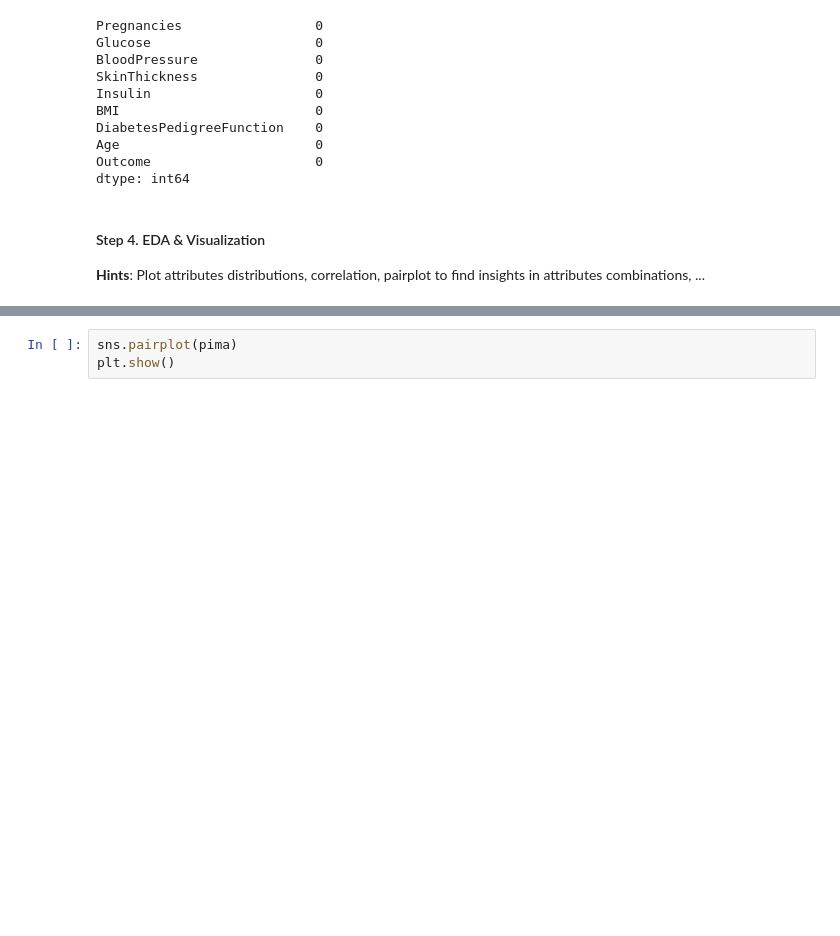
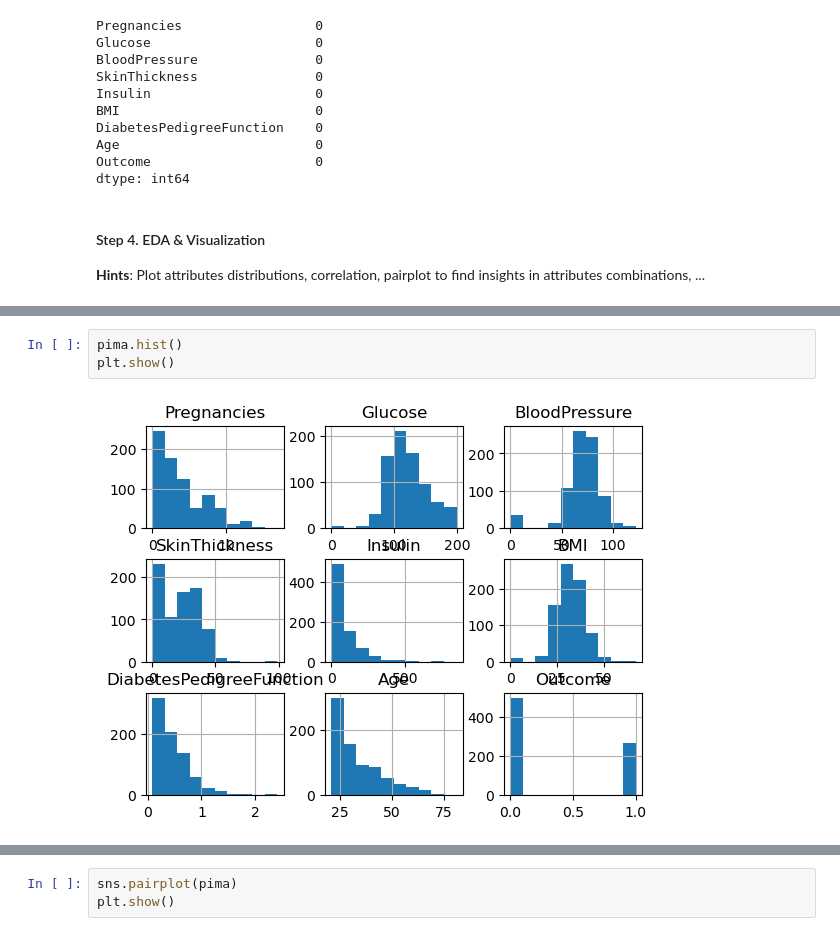
Before and after one commit to honghanhh/mci_python_33a8_l1, a Jupyter notebook: Live Slides/Live Lecture 10/Pha_Capstone Project.ipynb, the cells around one changed output, grey strips where cells are left out. Drawn from its saved outputs; the diff is of its cells as text; blank space fills up the shorter version.

```diff
--- a/Live Slides/Live Lecture 10/Pha_Capstone Project.ipynb
+++ b/Live Slides/Live Lecture 10/Pha_Capstone Project.ipynb
@@ -301,0 +323,5 @@ dtype: int64
+# %%
+pima.hist()
+plt.show()
+# %% [output]
+[figure, added]
```
Also changed, not shown: parts of 19 cells of this notebook, 1 other file.
